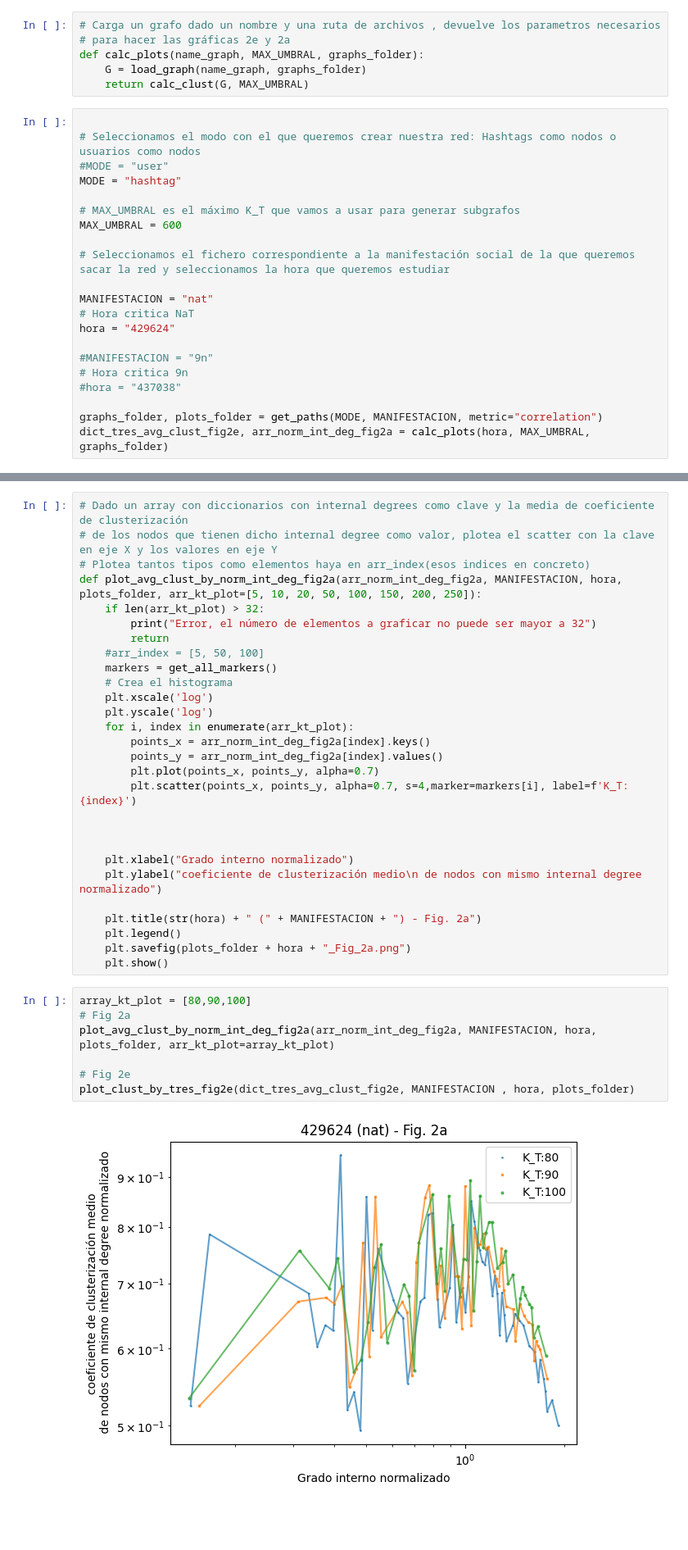
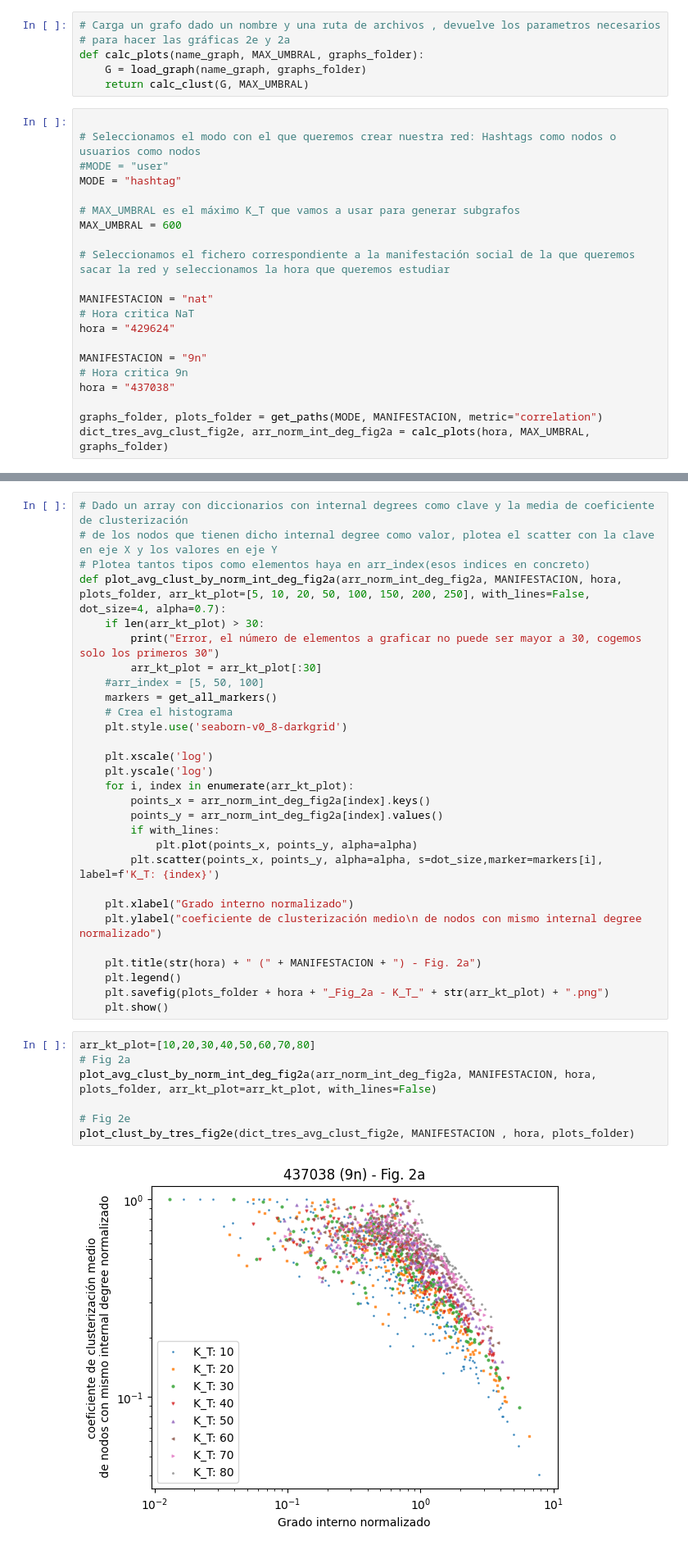
Before and after one commit to Manusua/Social_Manifestations_Fractal, a Jupyter notebook: clusterization.ipynb, the cells around one changed output, grey strips where cells are left out. Shown: that part at 82% size. Drawn from its saved outputs; the diff is of its cells as text; blank space fills up the shorter version.

Commit message:
Style plot

```diff
--- a/clusterization.ipynb
+++ b/clusterization.ipynb
@@ -36,9 +36,9 @@ MANIFESTACION = "nat"
 # Hora critica NaT
 hora = "429624"
 
-#MANIFESTACION = "9n"
+MANIFESTACION = "9n"
 # Hora critica 9n
-#hora = "437038"
+hora = "437038"
 
 graphs_folder, plots_folder = get_paths(MODE, MANIFESTACION, metric="correlation")
 dict_tres_avg_clust_fig2e, arr_norm_int_deg_fig2a = calc_plots(hora, MAX_UMBRAL, graphs_folder)
@@ -48,36 +48,37 @@ Cargado el grafo de la hora 429624, numero de nodos: 8131, numero de aristas: 38
 # Dado un array con diccionarios con internal degrees como clave y la media de coeficiente de clusterización
 # de los nodos que tienen dicho internal degree como valor, plotea el scatter con la clave en eje X y los valores en eje Y
 # Plotea tantos tipos como elementos haya en arr_index(esos indices en concreto)
-def plot_avg_clust_by_norm_int_deg_fig2a(arr_norm_int_deg_fig2a, MANIFESTACION, hora, plots_folder, arr_kt_plot=[5, 10, 20, 50, 100, 150, 200, 250]):
-    if len(arr_kt_plot) > 32:
-        print("Error, el número de elementos a graficar no puede ser mayor a 32")
-        return
+def plot_avg_clust_by_norm_int_deg_fig2a(arr_norm_int_deg_fig2a, MANIFESTACION, hora, plots_folder, arr_kt_plot=[5, 10, 20, 50, 100, 150, 200, 250], with_lines=False, dot_size=4, alpha=0.7):
+    if len(arr_kt_plot) > 30:
+        print("Error, el número de elementos a graficar no puede ser mayor a 30, cogemos solo los primeros 30")
+        arr_kt_plot = arr_kt_plot[:30]
     #arr_index = [5, 50, 100]
     markers = get_all_markers()
     # Crea el histograma
+    plt.style.use('seaborn-v0_8-darkgrid')
+
     plt.xscale('log')
     plt.yscale('log')
     for i, index in enumerate(arr_kt_plot):
         points_x = arr_norm_int_deg_fig2a[index].keys()
         points_y = arr_norm_int_deg_fig2a[index].values()
-        plt.plot(points_x, points_y, alpha=0.7)
-        plt.scatter(points_x, points_y, alpha=0.7, s=4,marker=markers[i], label=f'K_T:{index}')
-
-
+        if with_lines:
+            plt.plot(points_x, points_y, alpha=alpha)
+        plt.scatter(points_x, points_y, alpha=alpha, s=dot_size,marker=markers[i], label=f'K_T: {index}')
 
     plt.xlabel("Grado interno normalizado")
     plt.ylabel("coeficiente de clusterización medio\n de nodos con mismo internal degree normalizado")
 
     plt.title(str(hora) + " (" + MANIFESTACION + ") - Fig. 2a")
     plt.legend()
-    plt.savefig(plots_folder + hora + "_Fig_2a.png")
+    plt.savefig(plots_folder + hora + "_Fig_2a - K_T_" + str(arr_kt_plot) + ".png")
     plt.show()
 # %%
-array_kt_plot = [80,90,100]
+arr_kt_plot=[10,20,30,40,50,60,70,80]
 # Fig 2a
-plot_avg_clust_by_norm_int_deg_fig2a(arr_norm_int_deg_fig2a, MANIFESTACION, hora, plots_folder, arr_kt_plot=array_kt_plot)
+plot_avg_clust_by_norm_int_deg_fig2a(arr_norm_int_deg_fig2a, MANIFESTACION, hora, plots_folder, arr_kt_plot=arr_kt_plot, with_lines=False)
 
 # Fig 2e
 plot_clust_by_tres_fig2e(dict_tres_avg_clust_fig2e, MANIFESTACION , hora, plots_folder)
 # %% [output]
-[figure, old version]
+[figure, new version]
```
Also changed, not shown: parts of 2 cells of this notebook, 50 other files.
